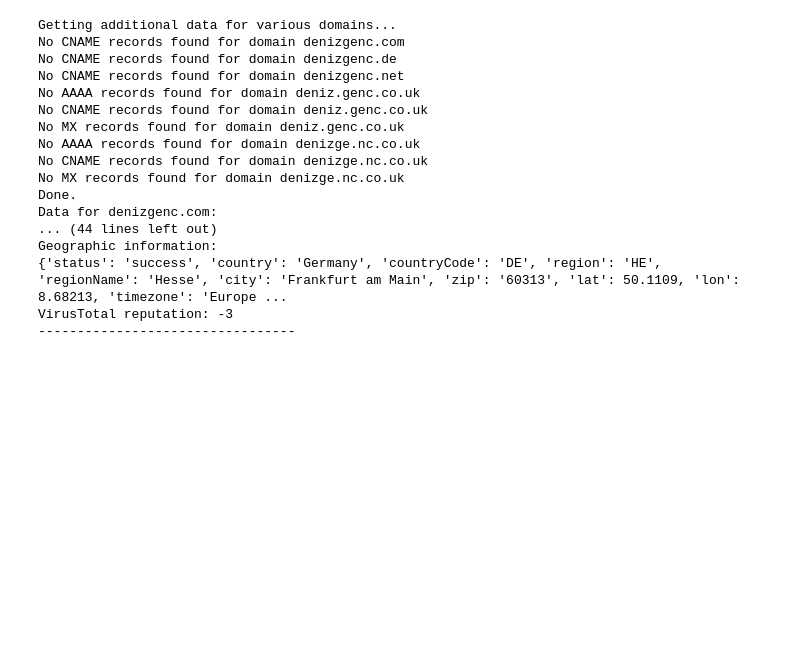
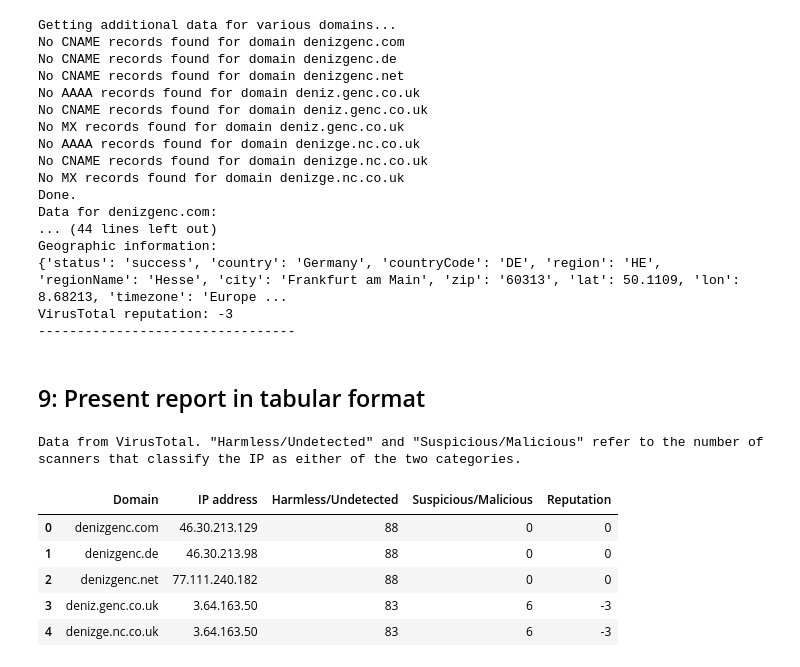
Before and after one commit to denizgenc/abf_typosquatting, a Jupyter notebook: typosquatting.ipynb, the cells around one changed output. Saved outputs shown, nothing was run; the diff lists cells and outputs as text; code cells hidden in the pictures; blank space fills up the shorter version.

```diff
--- a/typosquatting.ipynb
+++ b/typosquatting.ipynb
@@ -346,3 +346,31 @@ Geographic information:
 {'status': 'success', 'country': 'Germany', 'countryCode': 'DE', 'region': 'HE', 'regionName': 'Hesse', 'city': 'Frankfurt am Main', 'zip': '60313', 'lat': 50.1109, 'lon': 8.68213, 'timezone': 'Europe ...
 VirusTotal reputation: -3
 ---------------------------------
+# %% [markdown]
+## 9: Present report in tabular format
+# %%
+import pandas as pd
+
+vt_table = pd.DataFrame({
+    "Domain": [d.domain_and_ip.get("domain") for d in enriched_data],
+    "IP address": [d.domain_and_ip.get("ip") for d in enriched_data],
+    "Harmless/Undetected": [d.virustotal_data.get("last_analysis_stats").get("harmless")
+                            + d.virustotal_data.get("last_analysis_stats").get("undetected")
+                            for d in enriched_data],
+    "Suspicious/Malicious": [d.virustotal_data.get("last_analysis_stats").get("suspicious")
+                            + d.virustotal_data.get("last_analysis_stats").get("malicious")
+                            for d in enriched_data],
+    "Reputation": [d.virustotal_data.get("reputation") for d in enriched_data]
+})
+
+vt_table.style\
+    .set_caption("Data from VirusTotal. \"Harmless/Undetected\" and \"Suspicious/Malicious\" refer to the number of scanners that classify the IP as either of the two categories.")\
+    .set_table_styles([{"selector": "caption", "props": "caption-side: bottom;"}])
+# %% [output]
+Data from VirusTotal. "Harmless/Undetected" and "Suspicious/Malicious" refer to the number of scanners that classify the IP as either of the two categories.
+|  | Domain | IP address | Harmless/Undetected | Suspicious/Malicious | Reputation |
+| 0 | denizgenc.com | 46.30.213.129 | 88 | 0 | 0 |
+| 1 | denizgenc.de | 46.30.213.98 | 88 | 0 | 0 |
+| 2 | denizgenc.net | 77.111.240.182 | 88 | 0 | 0 |
+| 3 | deniz.genc.co.uk | 3.64.163.50 | 83 | 6 | -3 |
+| 4 | denizge.nc.co.uk | 3.64.163.50 | 83 | 6 | -3 |
```
Also changed, not shown: parts of 4 cells of this notebook.
